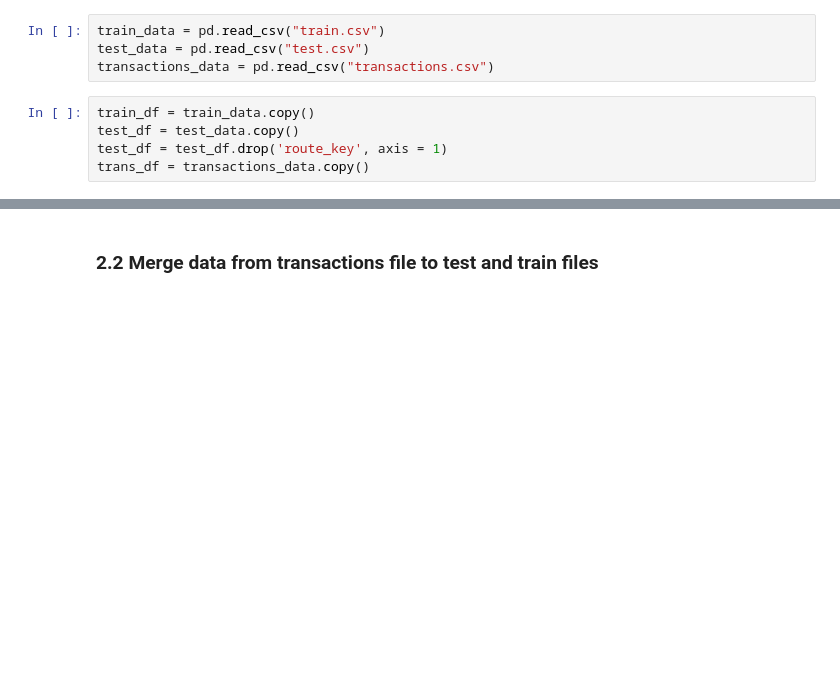
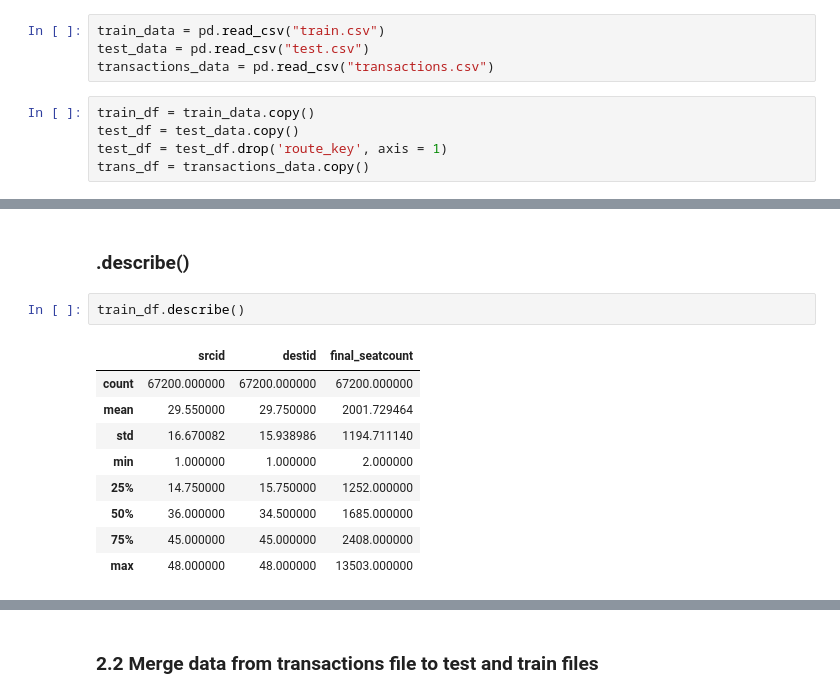
Before and after one commit to Viswa220522/redbus-hackathon, a Jupyter notebook: redbus_EDA.ipynb, the cells around one changed output, grey strips where cells are left out. Saved outputs shown, nothing was run; the diff lists cells and outputs as text; blank space fills up the shorter version.

```diff
--- a/redbus_EDA.ipynb
+++ b/redbus_EDA.ipynb
@@ -115,0 +252,14 @@ test shape -> (5900, 3)
+# %% [markdown]
+### .describe()
+# %%
+train_df.describe()
+# %% [output]
+|  | srcid | destid | final_seatcount |
+| count | 67200.000000 | 67200.000000 | 67200.000000 |
+| mean | 29.550000 | 29.750000 | 2001.729464 |
+| std | 16.670082 | 15.938986 | 1194.711140 |
+| min | 1.000000 | 1.000000 | 2.000000 |
+| 25% | 14.750000 | 15.750000 | 1252.000000 |
+| 50% | 36.000000 | 34.500000 | 1685.000000 |
+| 75% | 45.000000 | 45.000000 | 2408.000000 |
+| max | 48.000000 | 48.000000 | 13503.000000 |
```
Also changed, not shown: parts of 40 cells of this notebook, 6 other files.
